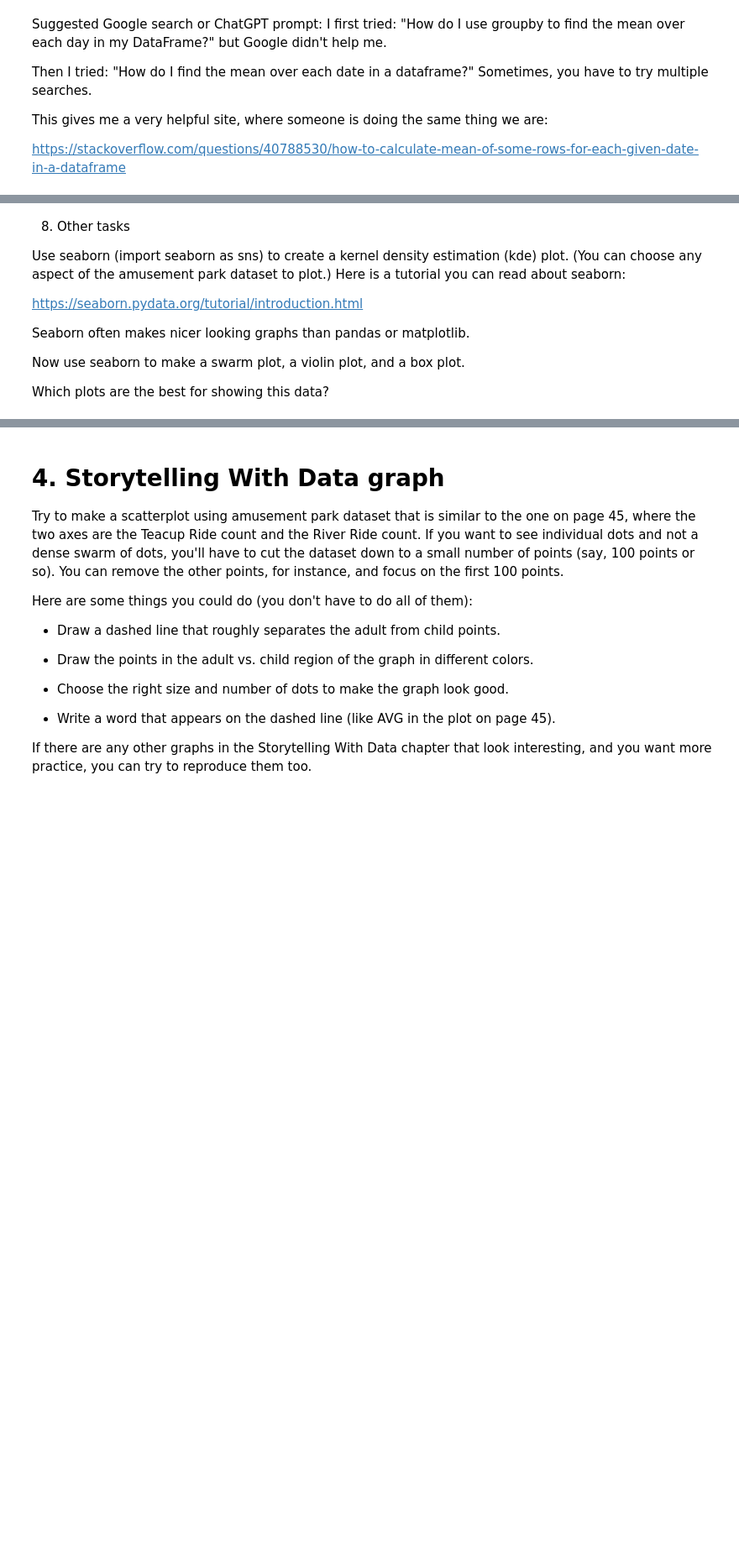
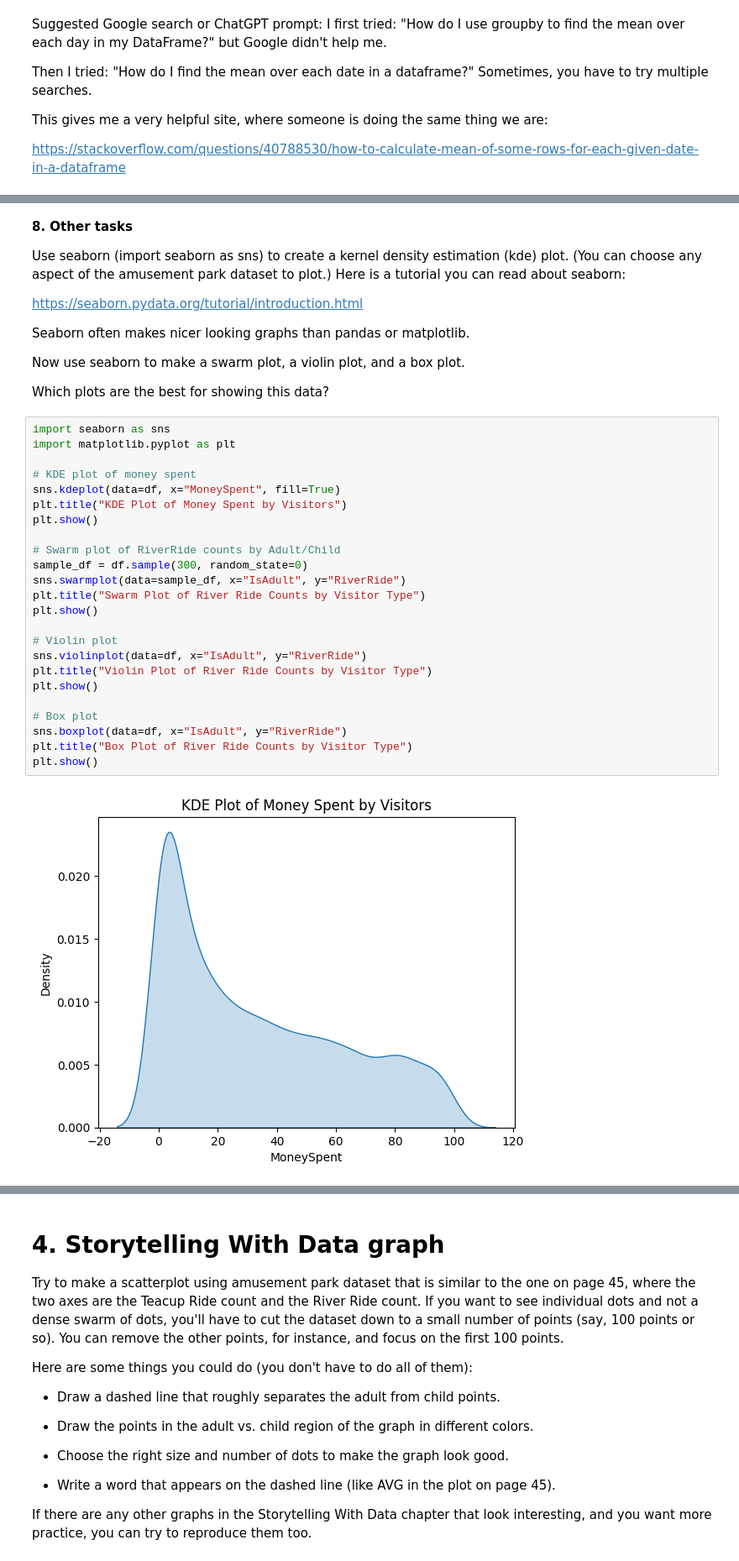
Before and after one commit to jasser-dh/Module-B-semester-2, a Jupyter notebook: OMDS-ModB2-Week3-Dhaouadi-Jasser.ipynb, the cells around one changed output, grey strips where cells are left out. Shown at 84% size. Drawn from its saved outputs; the diff is of its cells as text; blank space fills up the shorter version.

```diff
--- a/OMDS-ModB2-Week3-Dhaouadi-Jasser.ipynb
+++ b/OMDS-ModB2-Week3-Dhaouadi-Jasser.ipynb
@@ -324,5 +386,5 @@ For me, the pandas documentation was easier than the matplotlib documentation.
 # %% [markdown]
-8. Other tasks
+**8. Other tasks**
 
 Use seaborn (import seaborn as sns) to create a kernel density estimation (kde) plot.  (You can choose any aspect of the amusement park dataset to plot.)  Here is a tutorial you can read about seaborn:
 
@@ -333,3 +395,29 @@ Seaborn often makes nicer looking graphs than pandas or matplotlib.
 Now use seaborn to make a swarm plot, a violin plot, and a box plot.
 
 Which plots are the best for showing this data?
+# %%
+import seaborn as sns
+import matplotlib.pyplot as plt
+
+# KDE plot of money spent
+sns.kdeplot(data=df, x="MoneySpent", fill=True)
+plt.title("KDE Plot of Money Spent by Visitors")
+plt.show()
+
+# Swarm plot of RiverRide counts by Adult/Child
+sample_df = df.sample(300, random_state=0)
+sns.swarmplot(data=sample_df, x="IsAdult", y="RiverRide")
+plt.title("Swarm Plot of River Ride Counts by Visitor Type")
+plt.show()
+
+# Violin plot
+sns.violinplot(data=df, x="IsAdult", y="RiverRide")
+plt.title("Violin Plot of River Ride Counts by Visitor Type")
+plt.show()
+
+# Box plot
+sns.boxplot(data=df, x="IsAdult", y="RiverRide")
+plt.title("Box Plot of River Ride Counts by Visitor Type")
+plt.show()
+# %% [output]
+[figure, added]
```
Also changed, not shown: parts of 18 cells of this notebook.
